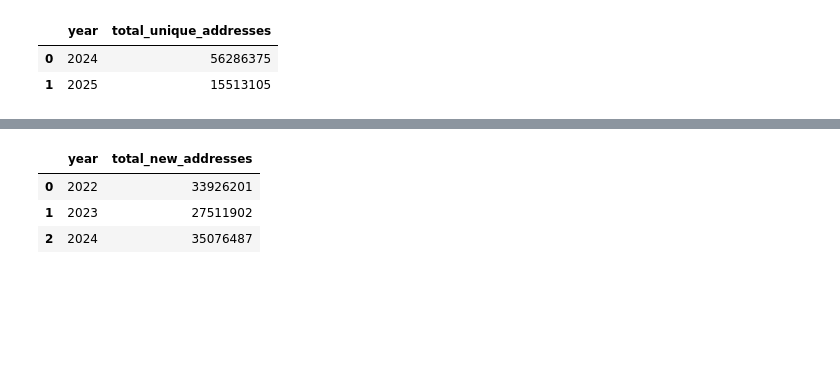
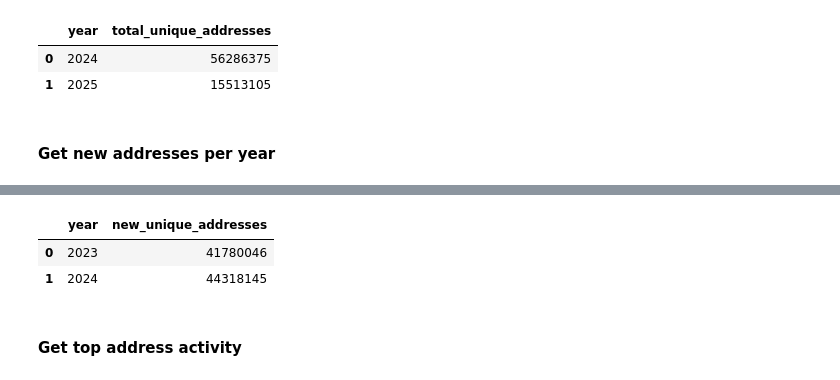
Before and after one commit to vnegi10/ETH_blockchain_data_analysis, a Jupyter notebook: DuckDB_query.ipynb, the cells around one changed output, grey strips where cells are left out. Cells and saved outputs as stored; diff of their text form; code cells hidden in the pictures; blank space fills up the shorter version.

Commit message:
Add new queries for address analytics

```diff
--- a/DuckDB_query.ipynb
+++ b/DuckDB_query.ipynb
@@ -866,4 +872,6 @@ Wall time: 2min 40s
 |  | year | total_unique_addresses |
 | 0 | 2024 | 56286375 |
 | 1 | 2025 | 15513105 |
+# %% [markdown]
+#### Get new addresses per year
 # %%
@@ -923,5 +938,5 @@ def get_new_add_per_year(t_start, t_end, folder):
 # %%
 %%time
 
-get_new_add_per_year("2022-01-01", "2024-12-31", y3).df()
+get_new_add_per_year_1("2023-01-01", "2024-12-31", y3).df()
 # %% [output]
@@ -930,4 +945,3 @@ Wall time: 5min 13s
-|  | year | total_new_addresses |
-| 0 | 2022 | 33926201 |
-| 1 | 2023 | 27511902 |
-| 2 | 2024 | 35076487 |
+|  | year | new_unique_addresses |
+| 0 | 2023 | 41780046 |
+| 1 | 2024 | 44318145 |
@@ -933,0 +1013,2 @@ Wall time: 5min 13s
+# %% [markdown]
+#### Get top address activity
```
Also changed, not shown: parts of 8 cells of this notebook.
